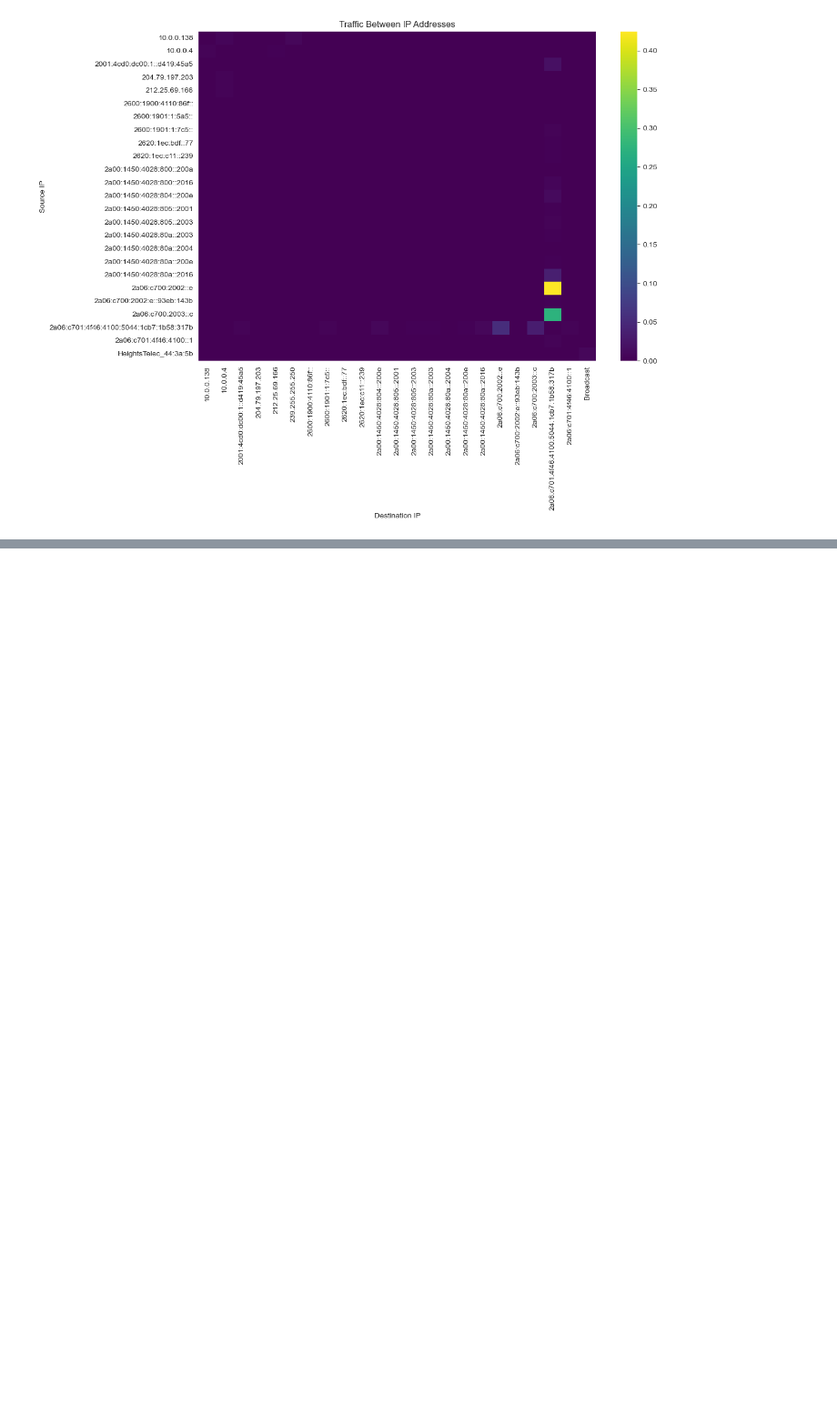
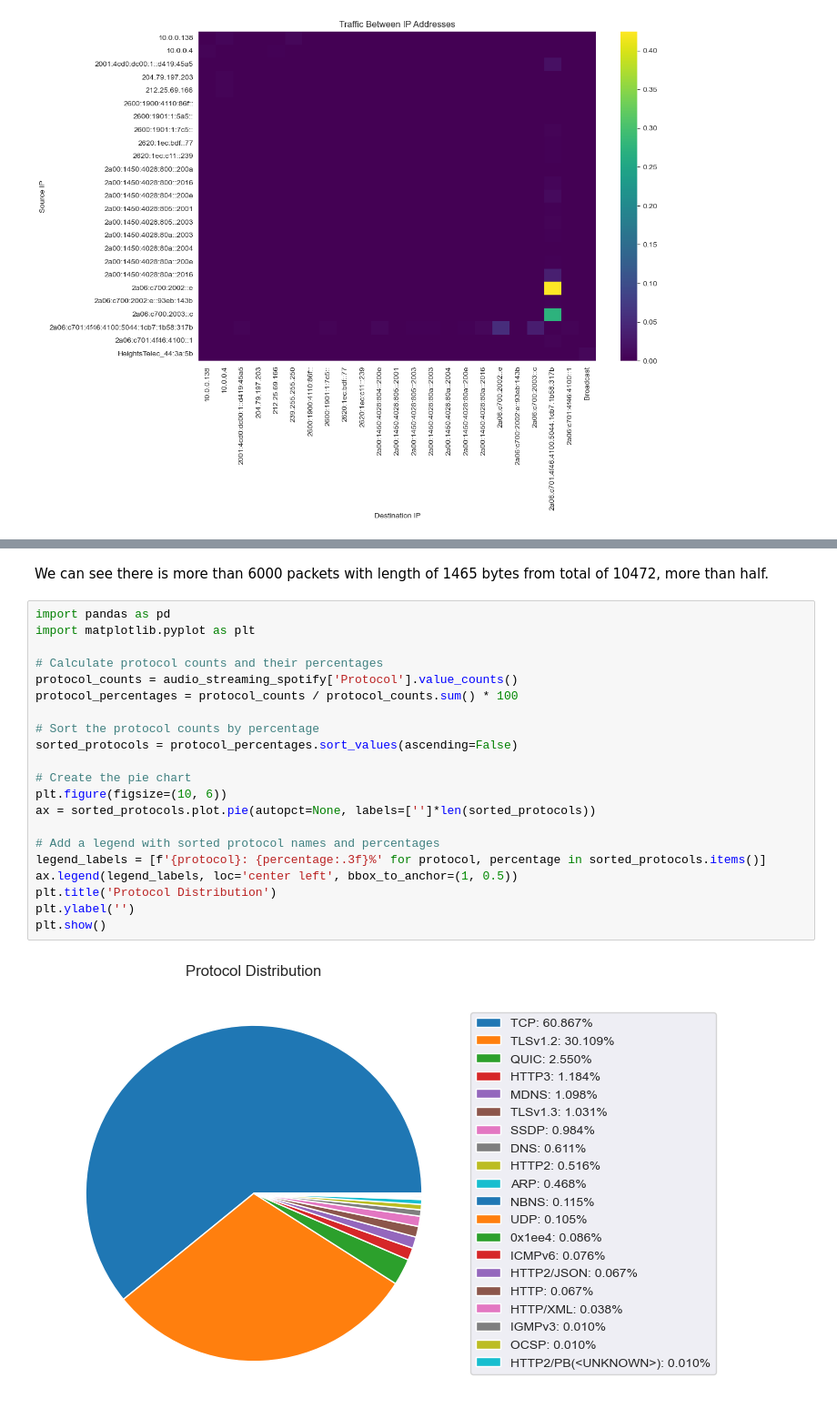
Before and after one commit to NeriyaFilber/CN_Ex_Final, a Jupyter notebook: CN_Final_Assignment.ipynb, the cells around one changed output, grey strips where cells are left out. Shown at 91% size. Saved outputs shown, nothing was run; the diff lists cells and outputs as text; blank space fills up the shorter version.

```diff
--- a/CN_Final_Assignment.ipynb
+++ b/CN_Final_Assignment.ipynb
@@ -680,0 +775,25 @@ plt.show()
+# %% [markdown]
+We can see there is more than 6000 packets with length of 1465 bytes from total of 10472, more than half.
+# %%
+import pandas as pd
+import matplotlib.pyplot as plt
+
+# Calculate protocol counts and their percentages
+protocol_counts = audio_streaming_spotify['Protocol'].value_counts()
+protocol_percentages = protocol_counts / protocol_counts.sum() * 100
+
+# Sort the protocol counts by percentage
+sorted_protocols = protocol_percentages.sort_values(ascending=False)
+
+# Create the pie chart
+plt.figure(figsize=(10, 6))
+ax = sorted_protocols.plot.pie(autopct=None, labels=['']*len(sorted_protocols))
+
+# Add a legend with sorted protocol names and percentages
+legend_labels = [f'{protocol}: {percentage:.3f}%' for protocol, percentage in sorted_protocols.items()]
+ax.legend(legend_labels, loc='center left', bbox_to_anchor=(1, 0.5))
+plt.title('Protocol Distribution')
+plt.ylabel('')
+plt.show()
+# %% [output]
+[figure, added]
```
Also changed, not shown: parts of 30 cells of this notebook, 3 other files.
